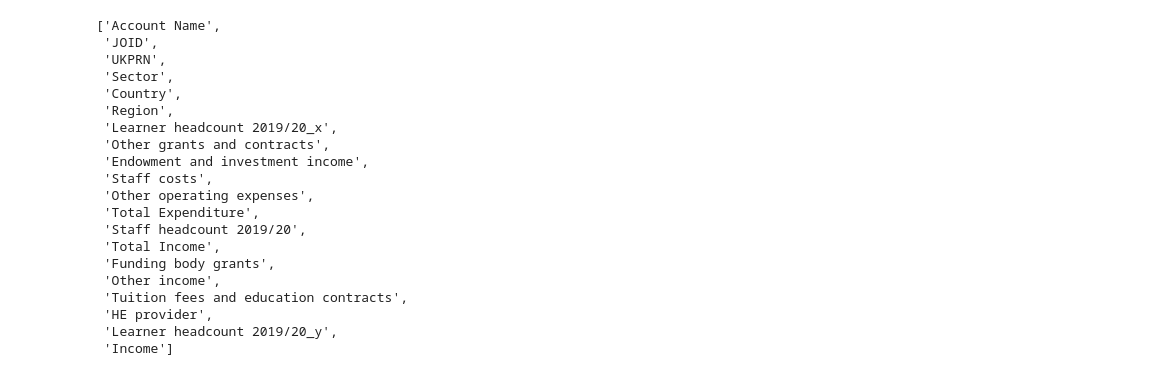
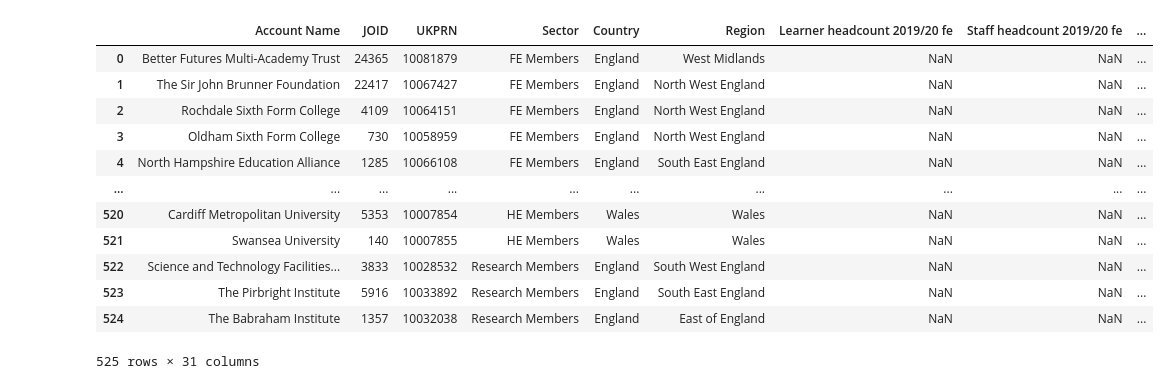
Before and after one commit to stephtuo/Useful, a Jupyter notebook: prepare data.ipynb, the cells around one changed output. Drawn from its saved outputs; the diff is of its cells as text; code cells hidden in the pictures.

```diff
--- a/prepare data.ipynb
+++ b/prepare data.ipynb
@@ -160,10 +232,27 @@ crm_df=crm_data.rename (columns={"Jisc Organisational ID": "JOID",
                                  "Jisc sector": "Sector",
                                  "Billing Country": "Country",
                                  "Geographical Region": "Region"})
-fec_df=esfa_data.rename (columns={"Total ESFA and Office for Students funded learners":"Learner headcount "+latest_year,
-                                  "Total staff_FTE_Number": "Staff headcount "+latest_year})
-hei_df=hesa_data.rename (columns={"Total":"Learner headcount "+latest_year})
+fec_df=esfa_data.rename (columns={"Total ESFA and Office for Students funded learners":"Learner headcount "+latest_year+" fe",
+                                  "Total staff_FTE_Number": "Staff headcount "+latest_year+" fe",
+                                  "Total Income":"Total income fe",
+                                  "Staff headcount 2019/20":"Staff headcount 2019/20 fe",
+                                  "Other operating expenses":"Other operating expenses fe",
+                                  "Total Expenditure":"Total expenditure fe",
+                                  "Funding body grants":"Funding body grants fe",
+                                  "Other income":"Other income fe",
+                                  "Tuition fees and education contracts":"Tuition fees and education contracts fe",
+                                  "Staff costs":"Staff costs fe"})
 
-list(crm_df)
-list(fec_df)
-list(hei_df)
+hei_df=hesa_data.rename (columns={"Total":"Learner headcount "+latest_year+" he"})
+
+he_fin_df=hesafin_data.rename (columns={"Total income":"Total income he",
+                                        "Other operating expenses":"Other operating expenses he",
+                                        "Total expenditure":"Total expenditure he",
+                                        "Funding body grants":"Funding body grants he",
+                                        "Other income":"Other income he",
+                                        "Tuition fees and education contracts":"Tuition fees and education contracts he",
+                                        "Staff costs":"Staff costs he"})
+# print(list(crm_df))
+# print(list(fec_df))
+# print(list(hesa_data))
+# print(list(he_fin_df))
@@ -182,43 +259,41 @@ print(list(he_income.loc[:, ["UKPRN","Income"]]))
 # %%
 #--------------------------------------#
 #    Merge FE data onto the CRM list   #
 #--------------------------------------#
 
 fe=crm_df.merge(fec_df,how='left',on='UKPRN')  # merging using UKPRN as a link
 
 #--------------------------------------#
 #    Merge HE data onto the CRM list   #
 #--------------------------------------#
 
 fe_he= fe.merge(hei_df,how='left',on='UKPRN')   # merging using UKPRN as a link
 
 #---------------------------------------------#
 #    Merge HE income data onto the CRM list   #
 #---------------------------------------------#
 
-fe_he_in= fe_he.merge(he_income.loc[:, ["UKPRN","Income"]],how='left',on='UKPRN')   # merging using UKPRN as a link
+all_fin= fe_he.merge(he_fin_df,how='left',on='UKPRN')   # merging using UKPRN as a link
 
-# display(fe_he_in)
-# fe_he_in.head()
-list(fe_he_in)
+all_fin1= all_fin.merge (he_income_prev_year,how='left',on='UKPRN')   # merging using UKPRN as a link
+all_fin2= all_fin1.merge(he_expen_prev_year,how='left',on='UKPRN')    # merging using UKPRN as a link
+all_fin3= all_fin2.merge(he_income_prev_year2,how='left',on='UKPRN')  # merging using UKPRN as a link
+all     = all_fin3.merge(he_expen_prev_year2,how='left',on='UKPRN')   # merging using UKPRN as a link
+
+
+# list(he_income_prev_year)
+display(all_fin)
 # %% [output]
+|  | Account Name | JOID | UKPRN | Sector | Country | Region | Learner headcount 2019/20 fe | Staff headcount 2019/20 fe | ... |
+| 0 | Better Futures Multi-Academy Trust | 24365 | 10081879 | FE Members | England | West Midlands | NaN | NaN | ... |
+| 1 | The Sir John Brunner Foundation | 22417 | 10067427 | FE Members | England | North West England | NaN | NaN | ... |
+| 2 | Rochdale Sixth Form College | 4109 | 10064151 | FE Members | England | North West England | NaN | NaN | ... |
+| 3 | Oldham Sixth Form College | 730 | 10058959 | FE Members | England | North West England | NaN | NaN | ... |
+| 4 | North Hampshire Education Alliance | 1285 | 10066108 | FE Members | England | South East England | NaN | NaN | ... |
+| ... | ... | ... | ... | ... | ... | ... | ... | ... | ... |
+| 520 | Cardiff Metropolitan University | 5353 | 10007854 | HE Members | Wales | Wales | NaN | NaN | ... |
+| 521 | Swansea University | 140 | 10007855 | HE Members | Wales | Wales | NaN | NaN | ... |
+| 522 | Science and Technology Facilities... | 3833 | 10028532 | Research Members | England | South West England | NaN | NaN | ... |
+| 523 | The Pirbright Institute | 5916 | 10033892 | Research Members | England | South East England | NaN | NaN | ... |
+| 524 | The Babraham Institute | 1357 | 10032038 | Research Members | England | East of England | NaN | NaN | ... |
-['Account Name',
- 'JOID',
- 'UKPRN',
- 'Sector',
- 'Country',
- 'Region',
- 'Learner headcount 2019/20_x',
- 'Other grants and contracts',
- 'Endowment and investment income',
- 'Staff costs',
- 'Other operating expenses',
- 'Total Expenditure',
- 'Staff headcount 2019/20',
- 'Total Income',
- 'Funding body grants',
- 'Other income',
- 'Tuition fees and education contracts',
- 'HE provider',
- 'Learner headcount 2019/20_y',
- 'Income']
+525 rows × 31 columns
```
Also changed, not shown: parts of 13 cells of this notebook.
